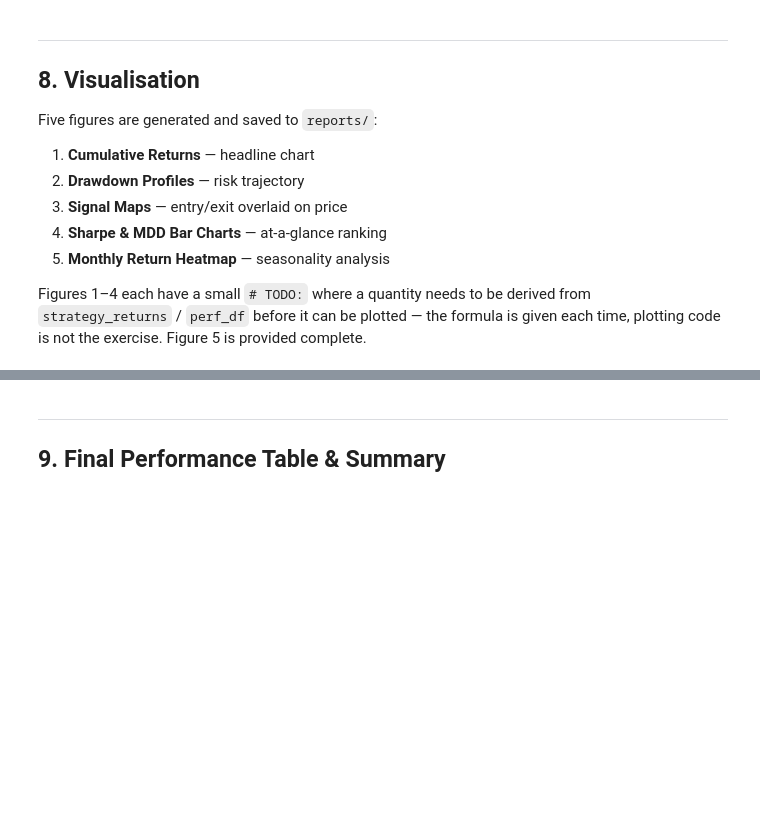
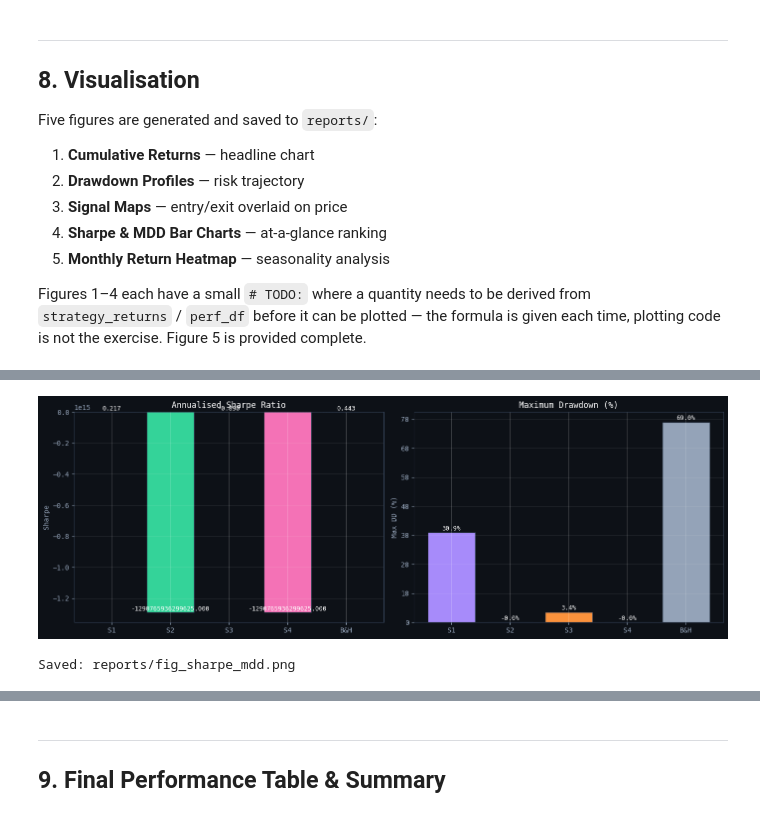
Before and after one commit to tavish-1721/Tavish-Singh-, a Jupyter notebook: Week5/Trading_Strategies.ipynb, the cells around one changed output, grey strips where cells are left out. Cells and saved outputs as stored; diff of their text form; code cells hidden in the pictures; blank space fills up the shorter version.

```diff
--- a/Week5/Trading_Strategies.ipynb
+++ b/Week5/Trading_Strategies.ipynb
@@ -1121,8 +1309,8 @@ short_labels = ['S1','S2','S3','S4','B&H']
 
 # TODO: pull the two columns you need straight out of `perf_df`
 #   (Sharpe Ratio -> sharpe_vals, Max Drawdown (%) -> mdd_vals).
-sharpe_vals = np.zeros(len(short_labels))
-mdd_vals    = np.zeros(len(short_labels))
+sharpe_vals = perf_df['Sharpe Ratio'].values
+mdd_vals    = perf_df['Max Drawdown (%)'].values
 
 bar_colors   = [COLORS[l] for l in strategy_labels]
 
@@ -1132,33 +1320,36 @@ fig.patch.set_facecolor('#0d1117')
 for ax in (ax1, ax2):
     ax.set_facecolor('#0d1117')
     ax.tick_params(colors='#94a3b8')
     ax.grid(True, alpha=0.12, axis='y')
     for spine in ax.spines.values():
         spine.set_edgecolor('#334155')
 
 bars1 = ax1.bar(short_labels, sharpe_vals, color=bar_colors,
                 edgecolor='#334155', linewidth=0.8)
 ax1.axhline(0, color='#475569', lw=0.8, ls=':')
 ax1.set_title('Annualised Sharpe Ratio', color='white', fontsize=12)
 ax1.set_ylabel('Sharpe', color='#94a3b8')
 for bar, val in zip(bars1, sharpe_vals):
     ax1.text(bar.get_x() + bar.get_width()/2,
              bar.get_height() + 0.02 * np.sign(val) + 0.01,
              f'{val:.3f}', ha='center', va='bottom', color='white', fontsize=9)
 
 bars2 = ax2.bar(short_labels, mdd_vals, color=bar_colors,
                 edgecolor='#334155', linewidth=0.8)
 ax2.set_title('Maximum Drawdown (%)', color='white', fontsize=12)
 ax2.set_ylabel('Max DD (%)', color='#94a3b8')
 for bar, val in zip(bars2, mdd_vals):
     ax2.text(bar.get_x() + bar.get_width()/2,
              bar.get_height() + 0.3,
              f'{val:.1f}%', ha='center', va='bottom', color='white', fontsize=9)
 
 plt.tight_layout()
 fig.savefig(os.path.join(REPORTS_DIR, 'fig_sharpe_mdd.png'), dpi=150, bbox_inches='tight')
 plt.show()
 print('Saved: reports/fig_sharpe_mdd.png')
+# %% [output]
+[figure, added]
+Saved: reports/fig_sharpe_mdd.png
 # %%
 # ============================================================
 # Figure 5 -- Monthly Return Heatmap
```
Also changed, not shown: parts of 13 cells of this notebook.
